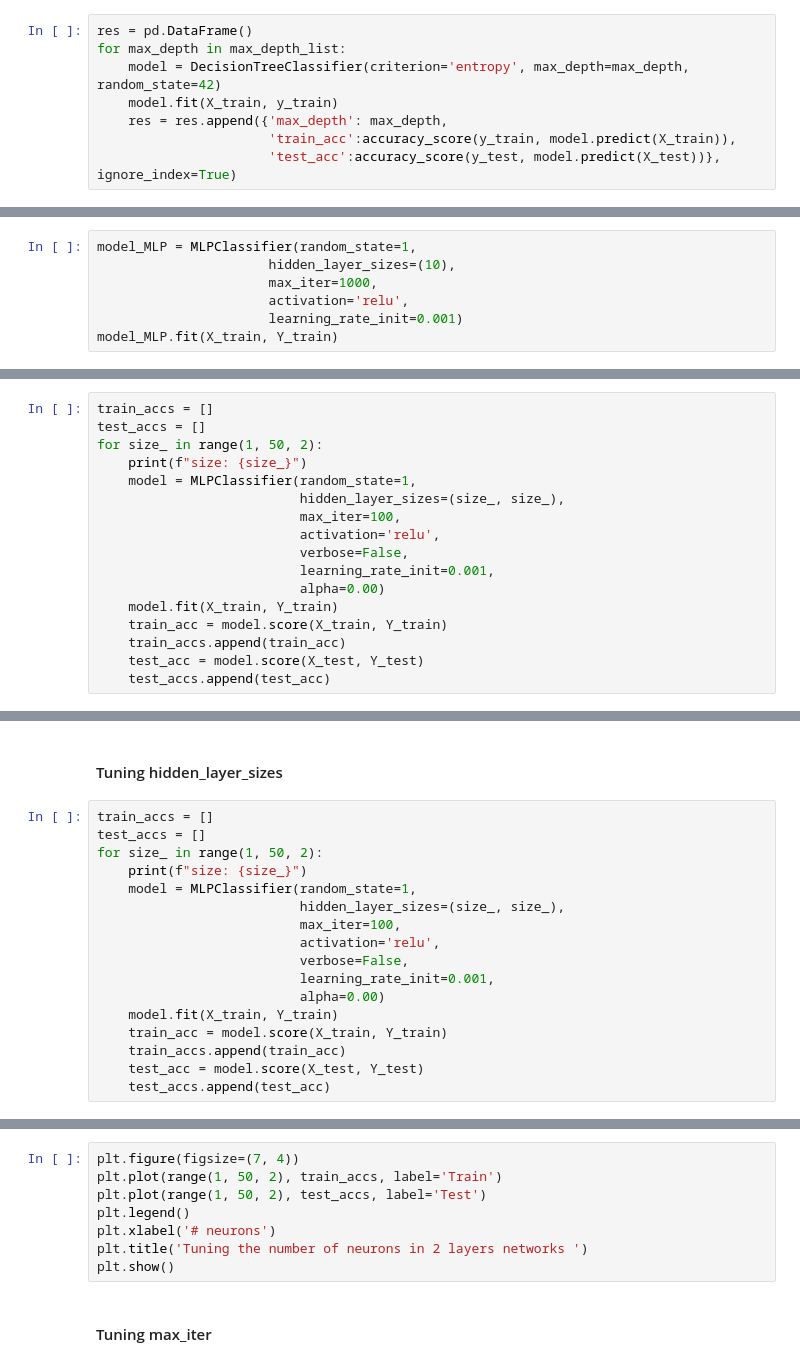
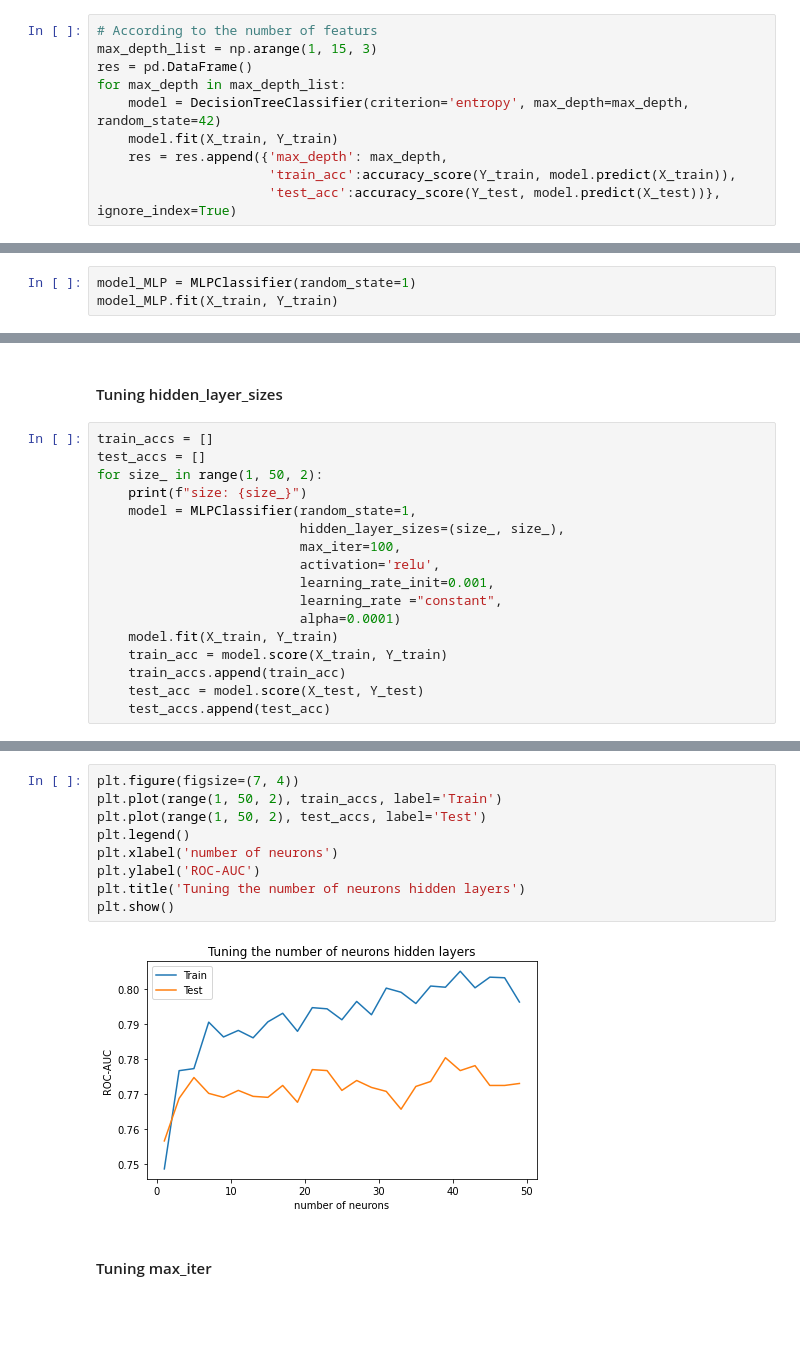
Before and after one commit to yuvalazu/ML---Course, a Jupyter notebook: ML part 2.0.ipynb, the cells around one changed output, grey strips where cells are left out. Cells and saved outputs as stored; diff of their text form; blank space fills up the shorter version.

```diff
--- a/ML part 2.0.ipynb
+++ b/ML part 2.0.ipynb
@@ -358,11 +382,13 @@ max_depth_list = np.arange(1, 15, 3)
 # %%
+# According to the number of featurs
+max_depth_list = np.arange(1, 15, 3)
 res = pd.DataFrame()
 for max_depth in max_depth_list:
     model = DecisionTreeClassifier(criterion='entropy', max_depth=max_depth, random_state=42)
-    model.fit(X_train, y_train)
+    model.fit(X_train, Y_train)
     res = res.append({'max_depth': max_depth,
-                      'train_acc':accuracy_score(y_train, model.predict(X_train)),
-                      'test_acc':accuracy_score(y_test, model.predict(X_test))}, ignore_index=True)
+                      'train_acc':accuracy_score(Y_train, model.predict(X_train)),
+                      'test_acc':accuracy_score(Y_test, model.predict(X_test))}, ignore_index=True)
 # %%
 plt.figure(figsize=(13, 4))
 plt.plot(res['max_depth'], res['train_acc'], marker='o', markersize=4)
@@ -403,10 +526,6 @@ Name: target, dtype: float64
 # %%
 from sklearn.neural_network import MLPClassifier
 # %%
-model_MLP = MLPClassifier(random_state=1,
-                      hidden_layer_sizes=(10),
-                      max_iter=1000,
-                      activation='relu',
-                      learning_rate_init=0.001)
+model_MLP = MLPClassifier(random_state=1)
 model_MLP.fit(X_train, Y_train)
 # %% [output]
@@ -435,17 +551,0 @@ Tune the number of layers and neurons at each layer
-# %%
-train_accs = []
-test_accs = []
-for size_ in range(1, 50, 2):
-    print(f"size: {size_}")
-    model = MLPClassifier(random_state=1,
-                          hidden_layer_sizes=(size_, size_),
-                          max_iter=100,
-                          activation='relu',
-                          verbose=False,
-                          learning_rate_init=0.001,
-                          alpha=0.00)
-    model.fit(X_train, Y_train)
-    train_acc = model.score(X_train, Y_train)
-    train_accs.append(train_acc)
-    test_acc = model.score(X_test, Y_test)
-    test_accs.append(test_acc)
@@ -564,9 +633,9 @@ for size_ in range(1, 50, 2):
                           hidden_layer_sizes=(size_, size_),
                           max_iter=100,
                           activation='relu',
-                          verbose=False,
                           learning_rate_init=0.001,
-                          alpha=0.00)
+                          learning_rate ="constant",
+                          alpha=0.0001)
     model.fit(X_train, Y_train)
     train_acc = model.score(X_train, Y_train)
     train_accs.append(train_acc)
@@ -575,11 +659,14 @@ for size_ in range(1, 50, 2):
 # %%
 plt.figure(figsize=(7, 4))
 plt.plot(range(1, 50, 2), train_accs, label='Train')
 plt.plot(range(1, 50, 2), test_accs, label='Test')
 plt.legend()
-plt.xlabel('# neurons')
-plt.title('Tuning the number of neurons in 2 layers networks ')
+plt.xlabel('number of neurons')
+plt.ylabel('ROC-AUC')
+plt.title('Tuning the number of neurons hidden layers')
 plt.show()
+# %% [output]
+[figure, added]
 # %% [markdown]
 #### Tuning  max_iter
 # %%
```
Also changed, not shown: parts of 70 cells of this notebook.
